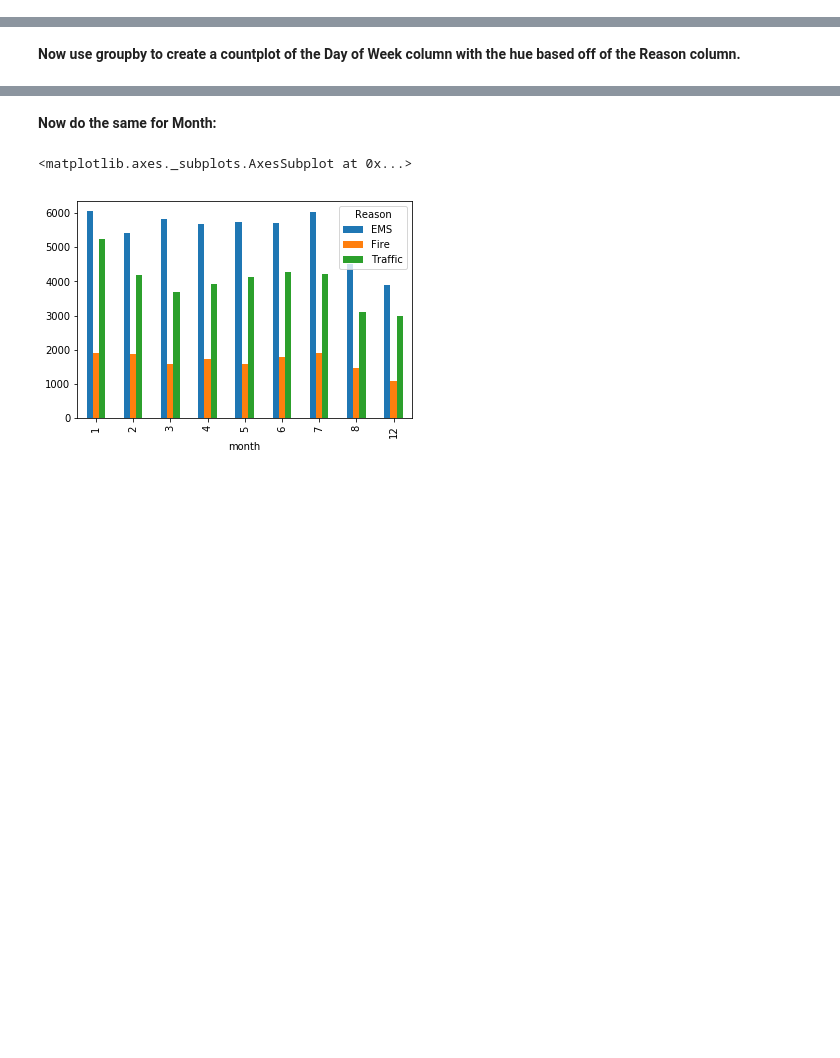
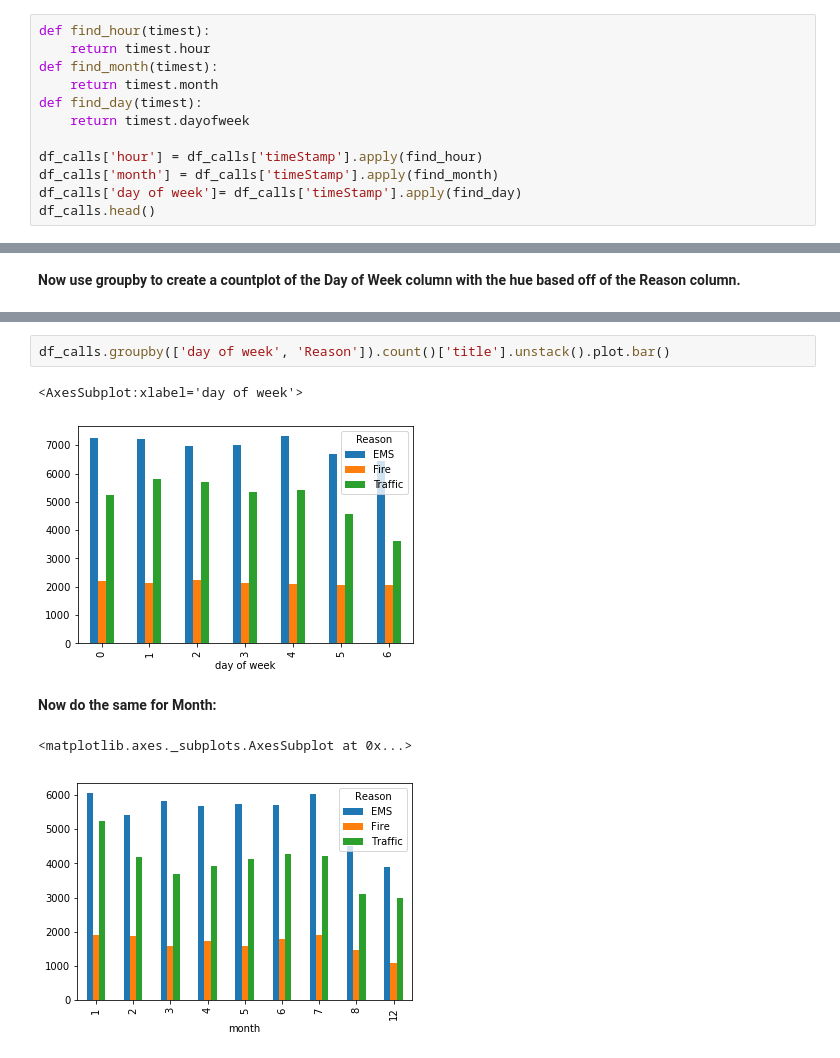
Before and after one commit to TBKHori/A.I_ARU, a Jupyter notebook: CMS_Analyse911calls_questions.ipynb, the cells around one changed output, grey strips where cells are left out. Cells and saved outputs as stored; diff of their text form; blank space fills up the shorter version.

```diff
--- a/CMS_Analyse911calls_questions.ipynb
+++ b/CMS_Analyse911calls_questions.ipynb
@@ -213,0 +206,12 @@ time.month_name()
+# %%
+def find_hour(timest):
+    return timest.hour
+def find_month(timest):
+    return timest.month
+def find_day(timest):
+    return timest.dayofweek
+
+df_calls['hour'] = df_calls['timeStamp'].apply(find_hour)
+df_calls['month'] = df_calls['timeStamp'].apply(find_month)
+df_calls['day of week']= df_calls['timeStamp'].apply(find_day)
+df_calls.head()
@@ -233,3 +246,8 @@ time.month_name()
+# %%
+df_calls.groupby(['day of week', 'Reason']).count()['title'].unstack().plot.bar()
+# %% [output]
+<AxesSubplot:xlabel='day of week'>
+[figure, added]
 # %% [markdown]
 **Now do the same for Month:**
 # %%
```
Also changed, not shown: parts of 5 cells of this notebook.
